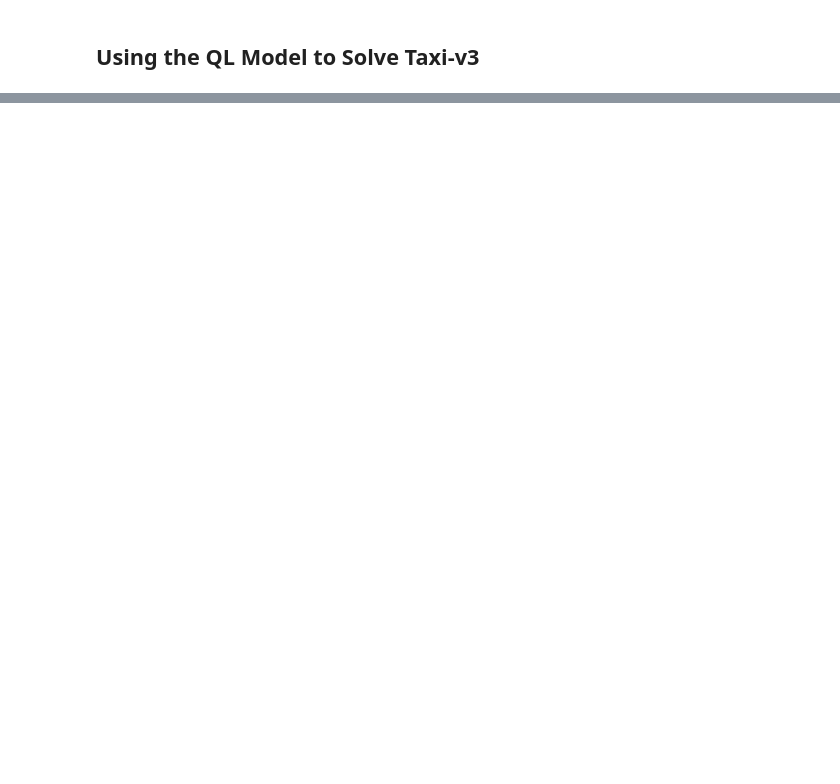
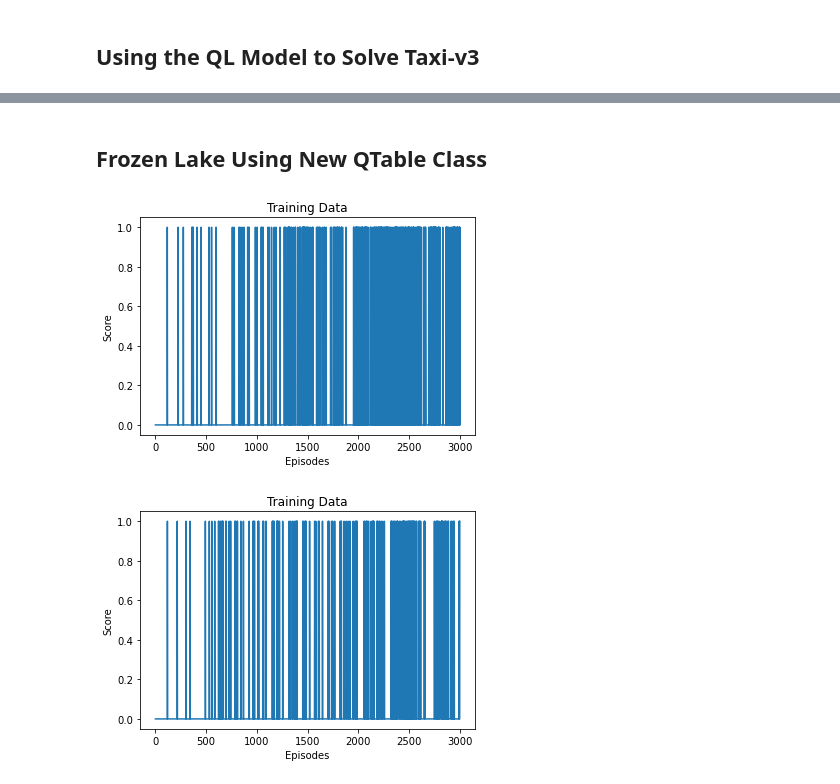
Before and after one commit to JragonAD/RPI-Advanced-Game-AI-Summer-Semester, a Jupyter notebook: week2/class0/frozenlake-ql.ipynb, the cells around one changed output, grey strips where cells are left out. Drawn from its saved outputs; the diff is of its cells as text; code cells hidden in the pictures; blank space fills up the shorter version.

```diff
--- a/week2/class0/frozenlake-ql.ipynb
+++ b/week2/class0/frozenlake-ql.ipynb
@@ -376,0 +377,2 @@ display(sarsa_rewards)
+# %% [markdown]
+## Frozen Lake Using New QTable Class
@@ -376,0 +526,11 @@ display(sarsa_rewards)
+# %%
+q_agent = QAgent()
+sarsa_agent = QAgent(agent_type="SARSA")
+
+q_rewards = q_agent.evaluate(3000)
+display(q_rewards)
+sarsa_rewards = sarsa_agent.evaluate(3000)
+display(sarsa_rewards)
+# %% [output]
+[figure, added]
+[figure, added]
```
Also changed, not shown: parts of 5 cells of this notebook, 12 other files.
